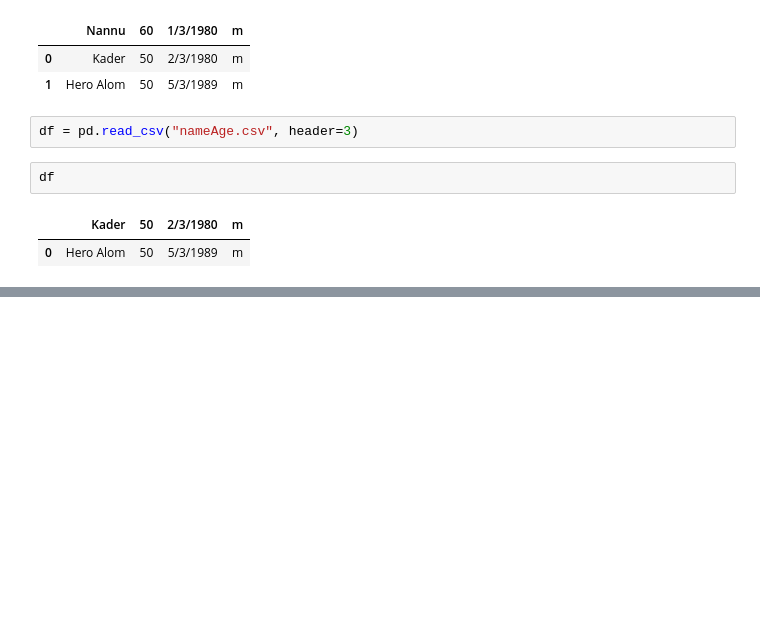
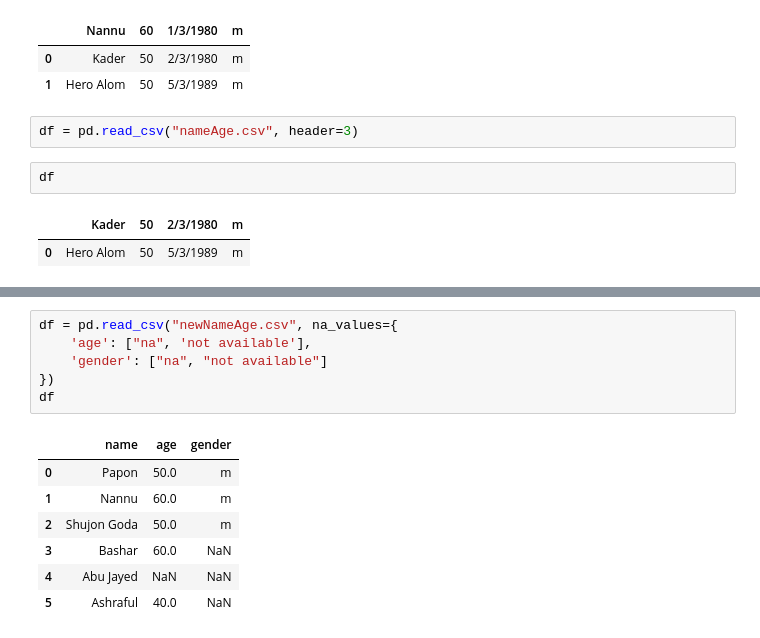
Before and after one commit to Ismael-Haque/DataScienceFoundation, a Jupyter notebook: PandasDay1.ipynb, the cells around one changed output, grey strips where cells are left out. Cells and saved outputs as stored; diff of their text form; blank space fills up the shorter version.

```diff
--- a/PandasDay1.ipynb
+++ b/PandasDay1.ipynb
@@ -519,0 +570,14 @@ df
+# %%
+df = pd.read_csv("newNameAge.csv", na_values={
+    'age': ["na", 'not available'],
+    'gender': ["na", "not available"]
+})
+df
+# %% [output]
+|  | name | age | gender |
+| 0 | Papon | 50.0 | m |
+| 1 | Nannu | 60.0 | m |
+| 2 | Shujon Goda | 50.0 | m |
+| 3 | Bashar | 60.0 | NaN |
+| 4 | Abu Jayed | NaN | NaN |
+| 5 | Ashraful | 40.0 | NaN |
```
Also changed, not shown: parts of 8 cells of this notebook, 1 other file.
